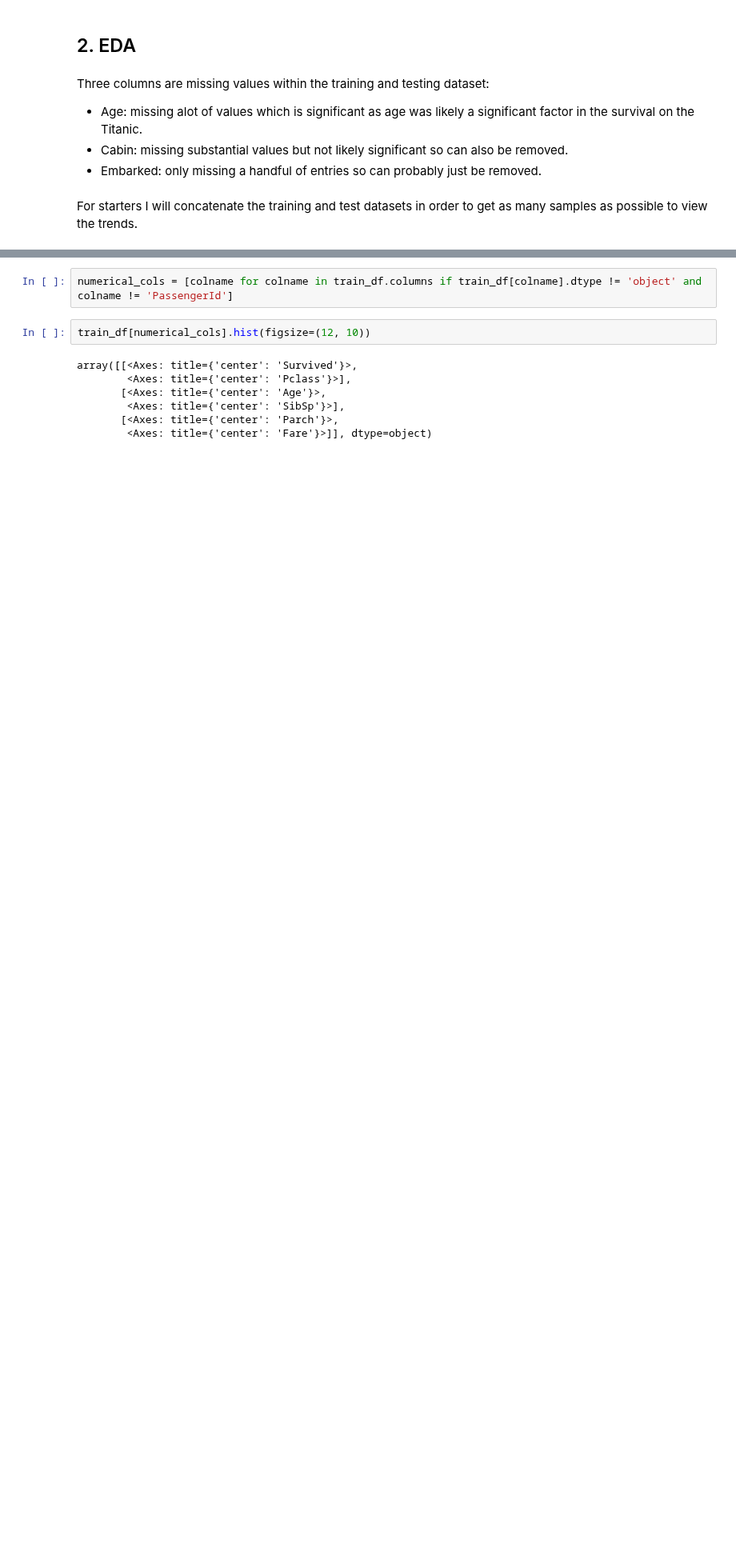
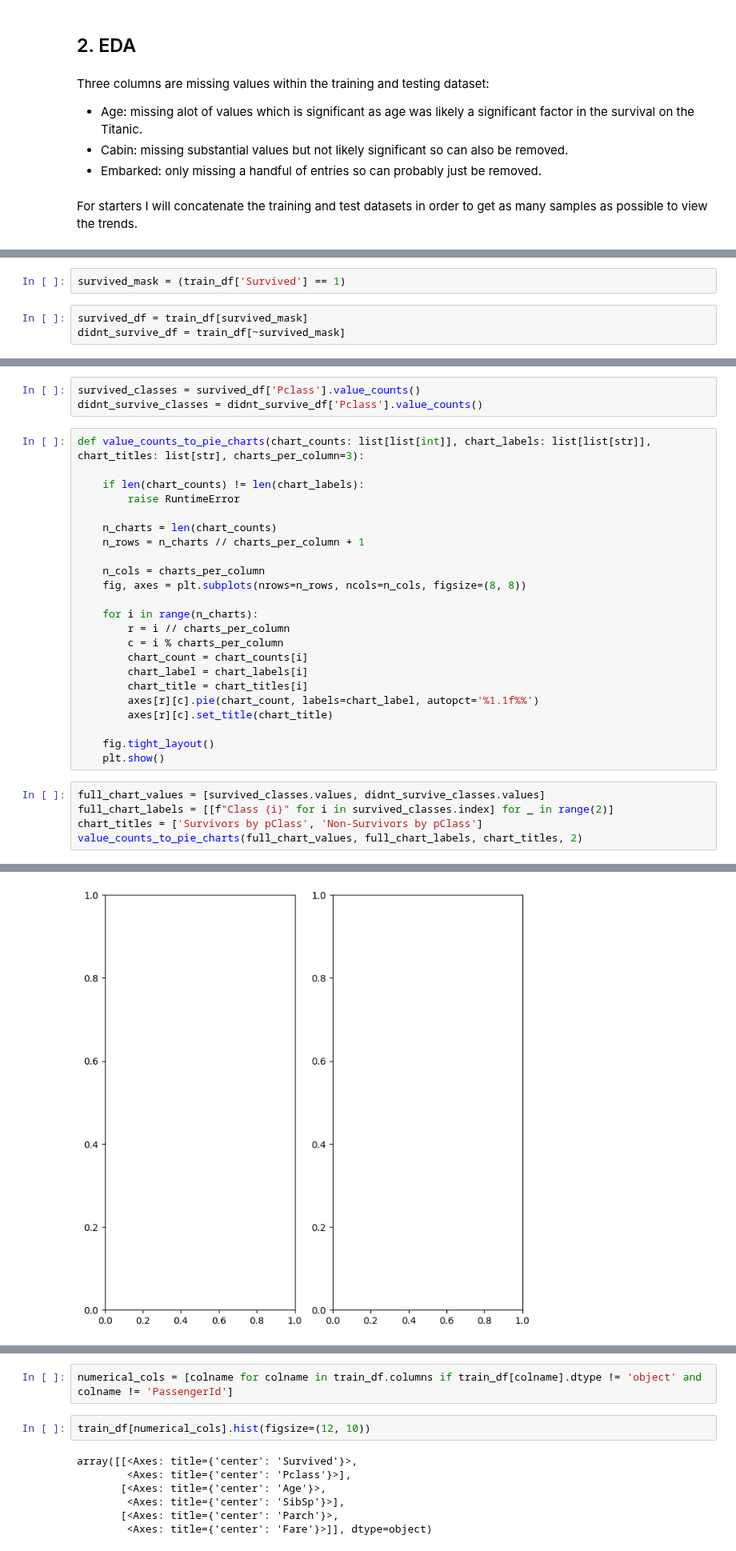
Before and after one commit to Mark-Barbaric/Kaggle, a Jupyter notebook: titanic/titanic_age_investigation.ipynb, the cells around one changed output, grey strips where cells are left out. Shown at 80% size. Drawn from its saved outputs; the diff is of its cells as text; blank space fills up the shorter version.

Commit message:
AP-33 - working on analysing survived vs didn't survive trends.

```diff
--- a/titanic/titanic_age_investigation.ipynb
+++ b/titanic/titanic_age_investigation.ipynb
@@ -117,0 +122,5 @@ For starters I will concatenate the training and test datasets in order to get a
+# %%
+survived_mask = (train_df['Survived'] == 1)
+# %%
+survived_df = train_df[survived_mask]
+didnt_survive_df = train_df[~survived_mask]
@@ -117,0 +138,32 @@ For starters I will concatenate the training and test datasets in order to get a
+# %%
+survived_classes = survived_df['Pclass'].value_counts()
+didnt_survive_classes = didnt_survive_df['Pclass'].value_counts()
+# %%
+def value_counts_to_pie_charts(chart_counts: list[list[int]], chart_labels: list[list[str]], chart_titles: list[str], charts_per_column=3):
+
+    if len(chart_counts) != len(chart_labels):
+        raise RuntimeError
+
+    n_charts = len(chart_counts)
+    n_rows = n_charts // charts_per_column + 1
+
+    n_cols = charts_per_column
+    fig, axes = plt.subplots(nrows=n_rows, ncols=n_cols, figsize=(8, 8))
+
+    for i in range(n_charts):
+        r = i // charts_per_column
+        c = i % charts_per_column
+        chart_count = chart_counts[i]
+        chart_label = chart_labels[i]
+        chart_title = chart_titles[i]
+        axes[r][c].pie(chart_count, labels=chart_label, autopct='%1.1f%%')
+        axes[r][c].set_title(chart_title)
+
+    fig.tight_layout()
+    plt.show()
+# %%
+full_chart_values = [survived_classes.values, didnt_survive_classes.values]
+full_chart_labels = [[f"Class {i}" for i in survived_classes.index] for _ in range(2)]
+chart_titles = ['Survivors by pClass', 'Non-Survivors by pClass']
+value_counts_to_pie_charts(full_chart_values, full_chart_labels, chart_titles, 2)
+# %% [output]
@@ -117,0 +171 @@ For starters I will concatenate the training and test datasets in order to get a
+[figure, added]
```
Also changed, not shown: parts of 21 cells of this notebook, 3 other files.
